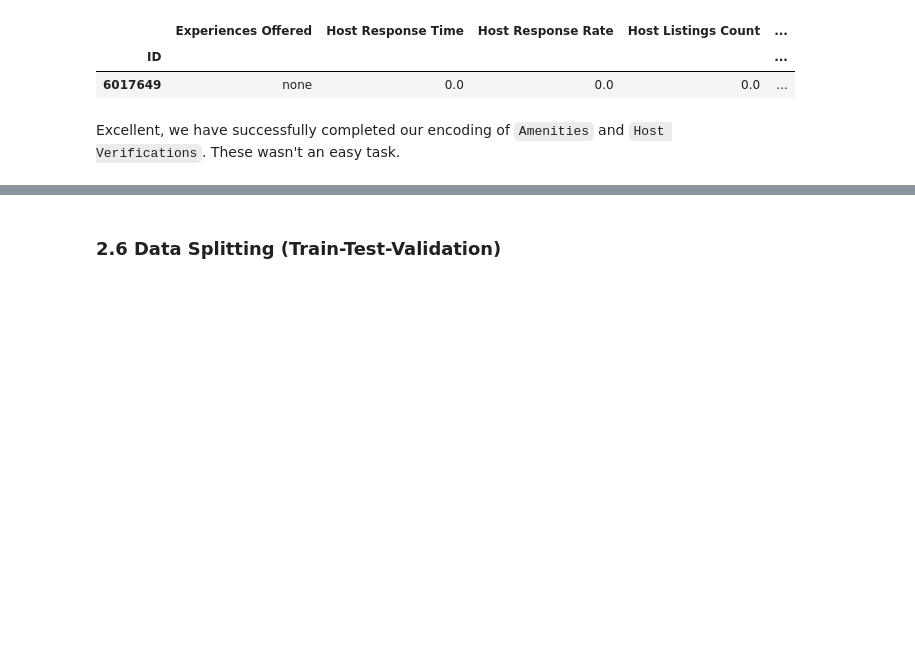
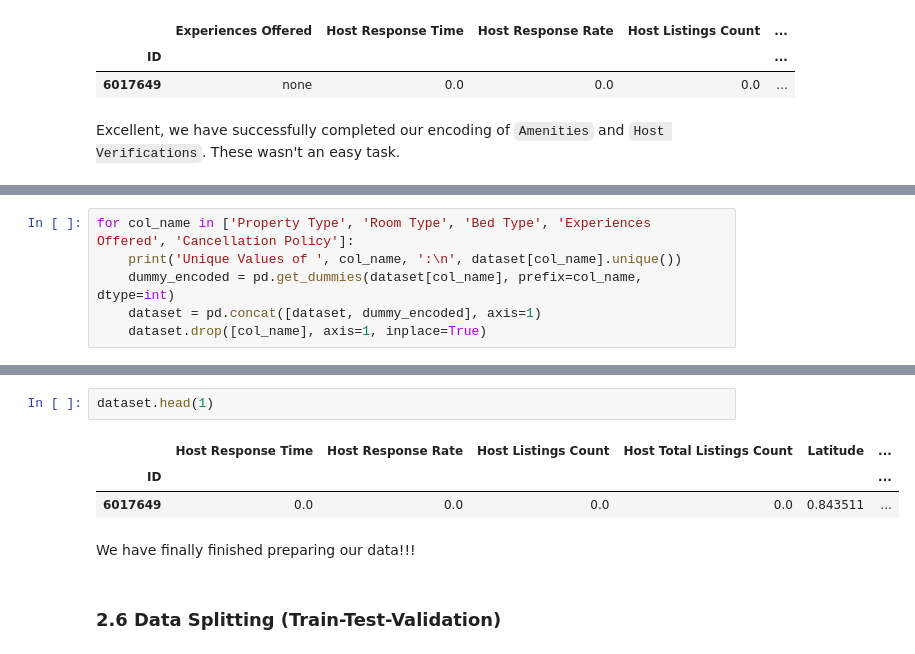
Before and after one commit to Antoine-ValentinCharpentier/AirbnbPricePrediction2, a Jupyter notebook: notebook.ipynb, the cells around one changed output, grey strips where cells are left out. Cells and saved outputs as stored; diff of their text form; blank space fills up the shorter version.

Commit message:
:sparkles: Dummy Encoding

```diff
--- a/notebook.ipynb
+++ b/notebook.ipynb
@@ -1407,0 +1422,6 @@ Excellent, we have successfully completed our encoding of ``Amenities`` and ``Ho
+# %%
+for col_name in ['Property Type', 'Room Type', 'Bed Type', 'Experiences Offered', 'Cancellation Policy']:
+    print('Unique Values of ', col_name, ':\n', dataset[col_name].unique())
+    dummy_encoded = pd.get_dummies(dataset[col_name], prefix=col_name, dtype=int)
+    dataset = pd.concat([dataset, dummy_encoded], axis=1)
+    dataset.drop([col_name], axis=1, inplace=True)
@@ -1408,3 +1439,11 @@ Excellent, we have successfully completed our encoding of ``Amenities`` and ``Ho
+# %%
+dataset.head(1)
+# %% [output]
+|  | Host Response Time | Host Response Rate | Host Listings Count | Host Total Listings Count | Latitude | ... |
+| ID |  |  |  |  |  | ... |
+| 6017649 | 0.0 | 0.0 | 0.0 | 0.0 | 0.843511 | ... |
+# %% [markdown]
+We have finally finished preparing our data!!!
 # %% [markdown]
 ### 2.6 Data Splitting (Train-Test-Validation)
 # %% [markdown]
```
Also changed, not shown: parts of 4 cells of this notebook.
